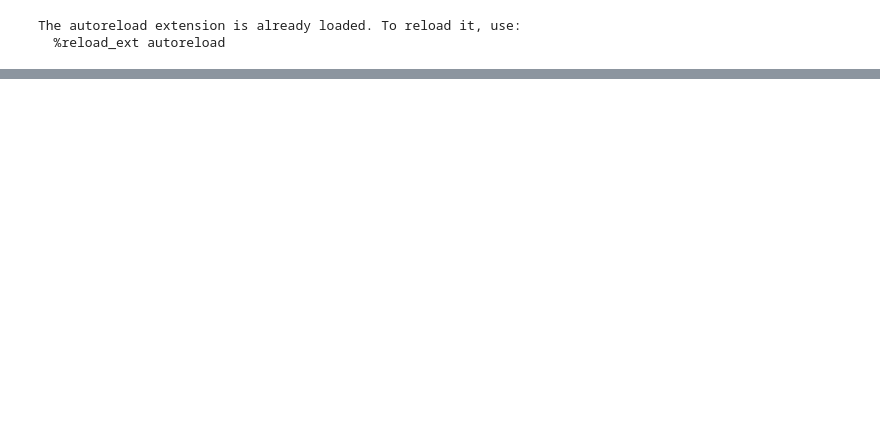
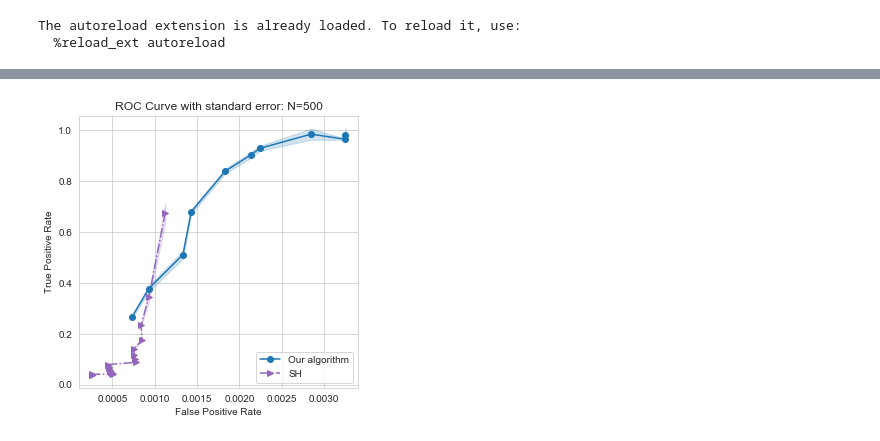
Before and after one commit to puma314/MTP2-no-tuning-parameter, a Jupyter notebook: ROC_plot.ipynb, the cells around one changed output, grey strips where cells are left out. Drawn from its saved outputs; the diff is of its cells as text; code cells hidden in the pictures; blank space fills up the shorter version.

```diff
--- a/ROC_plot.ipynb
+++ b/ROC_plot.ipynb
@@ -18,13 +18,13 @@ The autoreload extension is already loaded. To reload it, use:
 #ls ROC_N_25_p_50_*result* | wc -l
 #scp uma@uhlergroup.mit.edu:~/MTP2-algorithm/ROC_N_25* .
 # %%
-N = 25
-p = 50
-d = None
+N = 500
+p = 100
+d = 0.01
 if d is None:
     run_name = 'ROC_N_{}_p_{}'.format(N, p)
     d = 0.01
 else:
-    run_name = 'ROC_N_{}_p_{}_d_{}'.format(N, p, d)
-NUM_GRAPHS = 20
+    run_name = 'new_ROC/ROC_N_{}_p_{}_d_{}'.format(N, p, d)
+NUM_GRAPHS = 30
 # %%
@@ -70,3 +94,5 @@ Loaded df ROC_N_25_p_50
+# %%
+df  = pd.DataFrame(data, columns = ['RunID', 'AlgoName', 'lambda', 'FPR', 'TPR'])
 # %%
 agg_data = []
 for key, item in df.groupby(['AlgoName', 'lambda']):
@@ -162,0 +119,73 @@ g.fig.savefig("{}_noisy.png".format(run_name))
+# %%
+labels = {'our': 'Our algorithm',
+          'SH_0.7': 'SH:' + r'$t=0.7$',
+          'SH': 'SH',
+          'nbsel': 'nbsel',
+          'glasso': 'glasso',
+          'anand': 'CMIT',
+          'our_85':  "Our algorithm: " + r'$\gamma=0.85$'}
+markers = {'our': 'o', 'SH_0.7': '<', 'SH': '>', 'nbsel': '^', 'glasso': 'v', 'anand': 'd', 'our_85': '*'}
+linestyles = {'our': 'solid',
+              'SH_0.7': 'dashdot',
+              'SH': 'dashdot',
+              'nbsel': 'dotted',
+              'glasso': (0, (3, 1, 1, 1)),
+              'anand': 'dashed',
+              'our_85': 'solid'}
+colors = {
+    'our': 'C0',
+    'glasso': 'C1',
+    'nbsel': 'C2',
+    'anand': 'C3',
+    'SH': 'C4',
+    'SH_0.7': 'C6',
+    'our_85': 'C9'
+}
+fig = plt.figure(figsize=(5, 5))
+ax = fig.gca()
+ax.set_yticks(np.linspace(0, 1.0, 6))
+#plt.xlim((0,1000))
+
+all_algos = ['our', 'SH', 'nbsel', 'glasso', 'anand']
+relevant_algos = ['our', 'SH']
+
+smol = True
+if smol:
+    algos = relevant_algos
+    ERRS = True
+    small_name = 'errs'
+else:
+    algos = all_algos
+    ERRS = False
+    small_name = 'all'
+
+for z, algo_name in enumerate(algos):
+    plot_df = agg_df[agg_df.Algorithm == algo_name]
+    plot_df.sort_values('False Positive Rate')
+    x = plot_df['False Positive Rate']
+    y = plot_df['True Positive Rate']
+    std = plot_df['TPR_std']
+    plt.plot(x, y,
+             label = labels[algo_name],
+             marker = markers[algo_name],
+             linestyle = linestyles[algo_name],
+             linewidth=1.5,
+             color=colors[algo_name],
+             zorder = (10 if algo_name == 'our' else 1),
+             alpha = (1. if algo_name != 'our' else 1.))
+    if ERRS:
+        plt.fill_between(x, y-std, y+std, alpha=0.2, color = colors[algo_name])
+sns.set_style("whitegrid")
+plt.legend(loc='lower right')
+if smol:
+    title = 'ROC Curve with standard error: N={}'.format(N)
+else:
+    title = 'ROC Curve with all algorithms: N={}'.format(N)
+plt.title(title)
+plt.xlabel("False Positive Rate")
+plt.ylabel("True Positive Rate")
+plt.show()
+fig.savefig('final_images/ROC_curve_{}_{}.png'.format(N, small_name))
+print(run_name)
+# %% [output]
+[figure, added]
```
Also changed, not shown: parts of 9 cells of this notebook, 8 other files.
